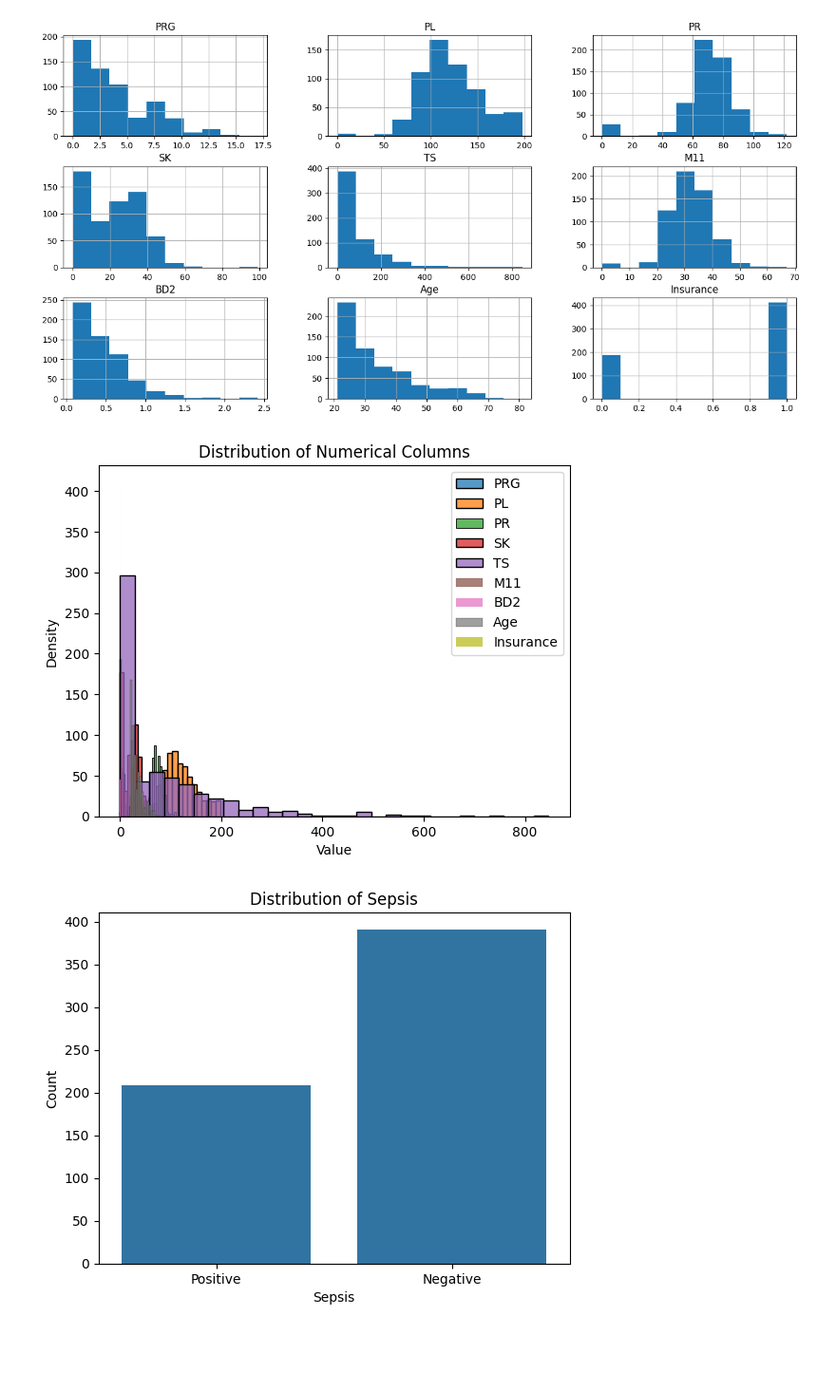
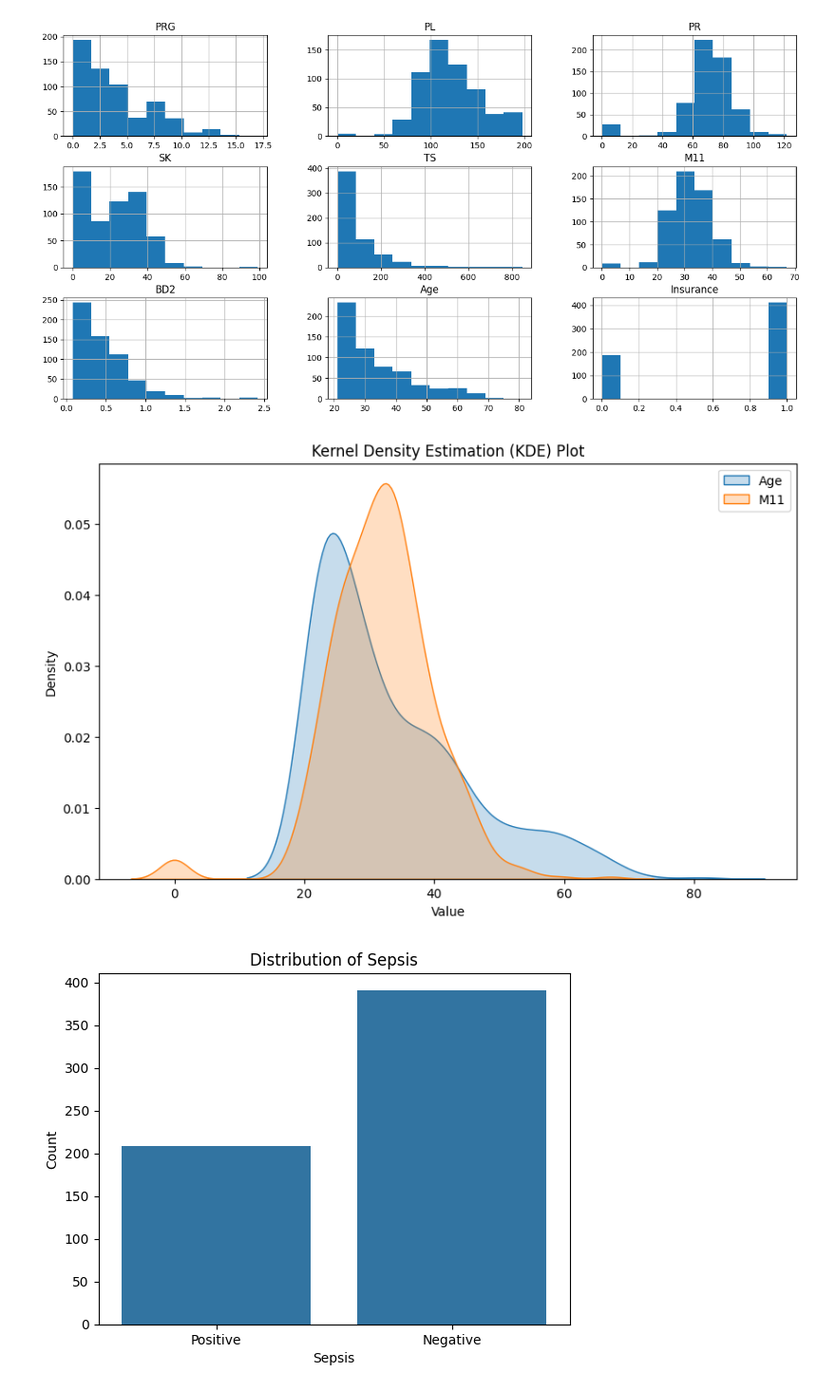
Before and after one commit to iakwatia/Machine-Learning-API-using-FastAPI-to-predict-Sepsis, a Jupyter notebook: sepsis prediction.ipynb, the cells around one changed output. Shown at 95% size. Cells and saved outputs as stored; diff of their text form; code cells hidden in the pictures; blank space fills up the shorter version.

```diff
--- a/sepsis prediction.ipynb
+++ b/sepsis prediction.ipynb
@@ -147,16 +171,23 @@ plt.show()
 # %% [output]
 [figure]
 # %%
-for column in df.select_dtypes(include=['number']).columns:
-    sns.histplot(data=df[column], label=column)
+columns_for_kde = ['Age', 'M11']
 
+# Plot KDE for each selected column
+plt.figure(figsize=(10, 6))
+for column in columns_for_kde:
+    sns.kdeplot(data=df[column], label=column, shade=True)
+
+# Add labels and title
 plt.xlabel('Value')
 plt.ylabel('Density')
-plt.title('Distribution of Numerical Columns')
+plt.title('Kernel Density Estimation (KDE) Plot')
 plt.legend()
+
+# Show plot
 plt.show()
 # %% [output]
-[figure, old version]
+[figure, new version]
 # %%
 sns.countplot(x='Sepssis', data=df)
 plt.title('Distribution of Sepsis')
```
Also changed, not shown: parts of 36 cells of this notebook, 5 other files.
